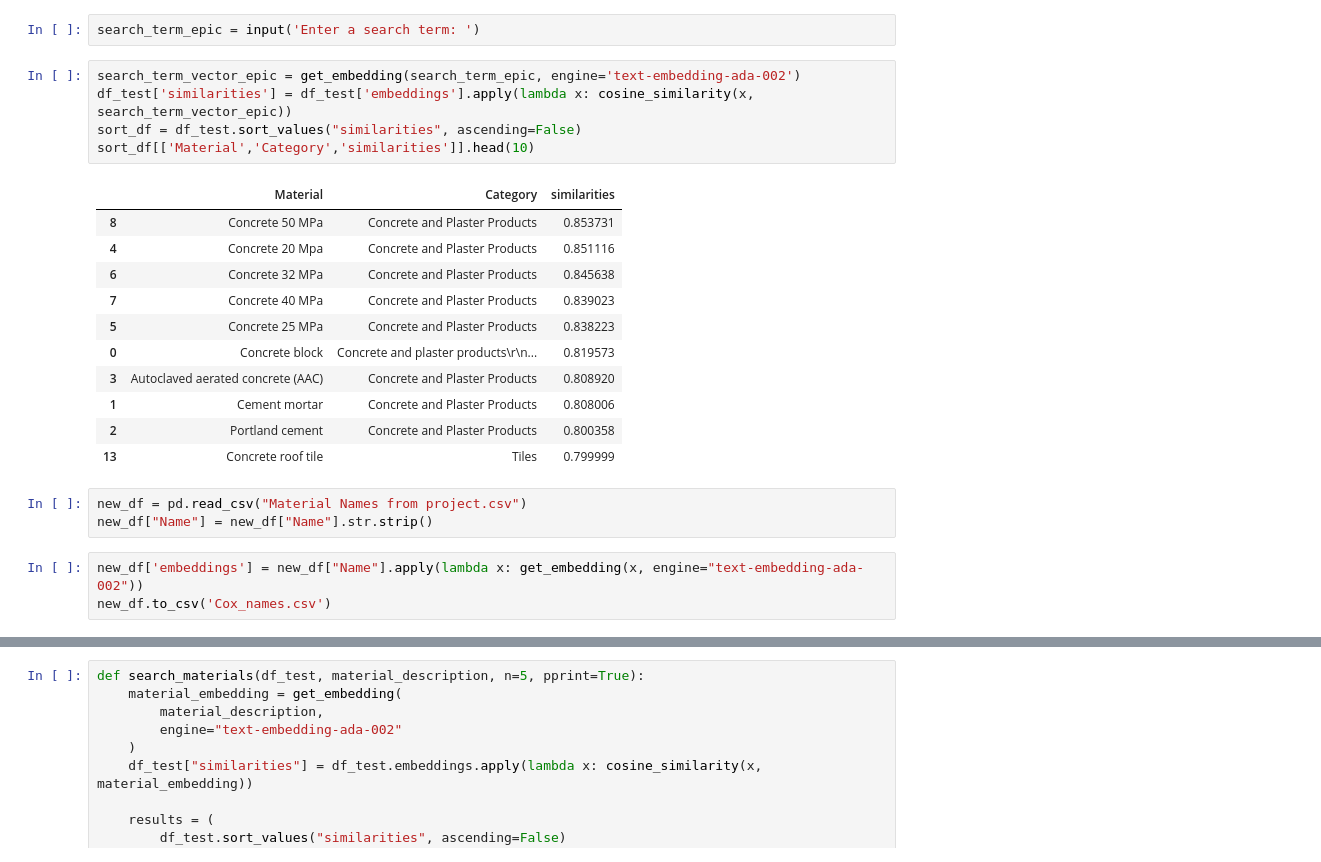
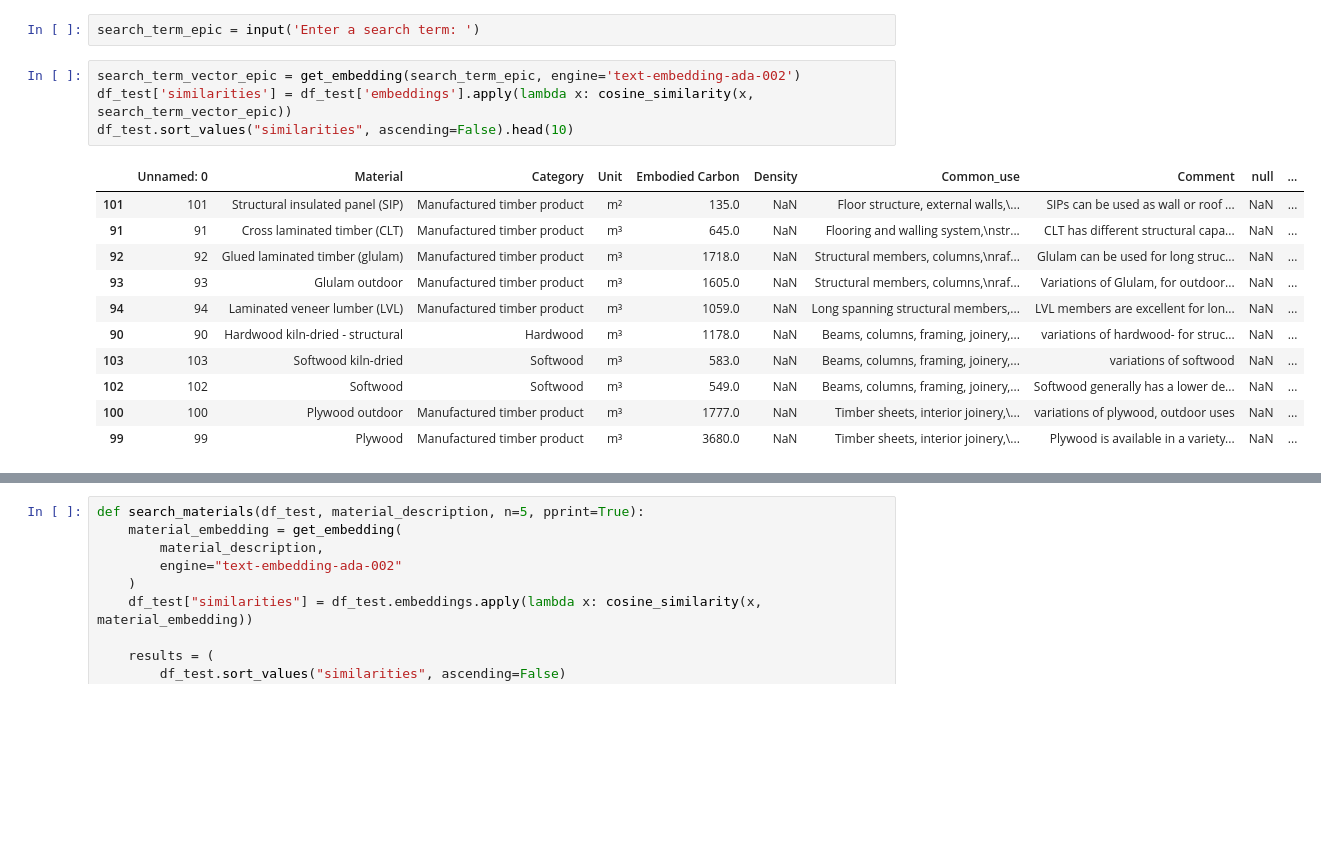
Before and after one commit to KarsonKKC/FADA3030, a Jupyter notebook: semantic_search_customerdata.ipynb, the cells around one changed output, grey strips where cells are left out. Cells and saved outputs as stored; diff of their text form; blank space fills up the shorter version.

Commit message:
generated embeddings map

```diff
--- a/semantic_search_customerdata.ipynb
+++ b/semantic_search_customerdata.ipynb
@@ -59,23 +59,16 @@ search_term_epic = input('Enter a search term: ')
 # %%
 search_term_vector_epic = get_embedding(search_term_epic, engine='text-embedding-ada-002')
 df_test['similarities'] = df_test['embeddings'].apply(lambda x: cosine_similarity(x, search_term_vector_epic))
-sort_df = df_test.sort_values("similarities", ascending=False)
-sort_df[['Material','Category','similarities']].head(10)
+df_test.sort_values("similarities", ascending=False).head(10)
 # %% [output]
-|  | Material | Category | similarities |
-| 8 | Concrete 50 MPa | Concrete and Plaster Products | 0.853731 |
-| 4 | Concrete 20 Mpa | Concrete and Plaster Products | 0.851116 |
-| 6 | Concrete 32 MPa | Concrete and Plaster Products | 0.845638 |
-| 7 | Concrete 40 MPa | Concrete and Plaster Products | 0.839023 |
-| 5 | Concrete 25 MPa | Concrete and Plaster Products | 0.838223 |
-| 0 | Concrete block | Concrete and plaster products\r\n... | 0.819573 |
-| 3 | Autoclaved aerated concrete (AAC) | Concrete and Plaster Products | 0.808920 |
-| 1 | Cement mortar | Concrete and Plaster Products | 0.808006 |
-| 2 | Portland cement | Concrete and Plaster Products | 0.800358 |
-| 13 | Concrete roof tile | Tiles | 0.799999 |
+|  | Unnamed: 0 | Material | Category | Unit | Embodied Carbon | Density | Common_use | Comment | null | ... |
+| 101 | 101 | Structural insulated panel (SIP) | Manufactured timber product | m² | 135.0 | NaN | Floor structure, external walls,\... | SIPs can be used as wall or roof ... | NaN | ... |
+| 91 | 91 | Cross laminated timber (CLT) | Manufactured timber product | m³ | 645.0 | NaN | Flooring and walling system,\nstr... | CLT has different structural capa... | NaN | ... |
+| 92 | 92 | Glued laminated timber (glulam) | Manufactured timber product | m³ | 1718.0 | NaN | Structural members, columns,\nraf... | Glulam can be used for long struc... | NaN | ... |
+| 93 | 93 | Glulam outdoor | Manufactured timber product | m³ | 1605.0 | NaN | Structural members, columns,\nraf... | Variations of Glulam, for outdoor... | NaN | ... |
+| 94 | 94 | Laminated veneer lumber (LVL) | Manufactured timber product | m³ | 1059.0 | NaN | Long spanning structural members,... | LVL members are excellent for lon... | NaN | ... |
+| 90 | 90 | Hardwood kiln-dried - structural | Hardwood | m³ | 1178.0 | NaN | Beams, columns, framing, joinery,... | variations of hardwood- for struc... | NaN | ... |
+| 103 | 103 | Softwood kiln-dried | Softwood | m³ | 583.0 | NaN | Beams, columns, framing, joinery,... | variations of softwood | NaN | ... |
+| 102 | 102 | Softwood | Softwood | m³ | 549.0 | NaN | Beams, columns, framing, joinery,... | Softwood generally has a lower de... | NaN | ... |
+| 100 | 100 | Plywood outdoor | Manufactured timber product | m³ | 1777.0 | NaN | Timber sheets, interior joinery,\... | variations of plywood, outdoor uses | NaN | ... |
+| 99 | 99 | Plywood | Manufactured timber product | m³ | 3680.0 | NaN | Timber sheets, interior joinery,\... | Plywood is available in a variety... | NaN | ... |
-# %%
-new_df = pd.read_csv("Material Names from project.csv")
-new_df["Name"] = new_df["Name"].str.strip()
-# %%
-new_df['embeddings'] = new_df["Name"].apply(lambda x: get_embedding(x, engine="text-embedding-ada-002"))
-new_df.to_csv('Cox_names.csv')
```
Also changed, not shown: parts of 11 cells of this notebook, 3 other files.
